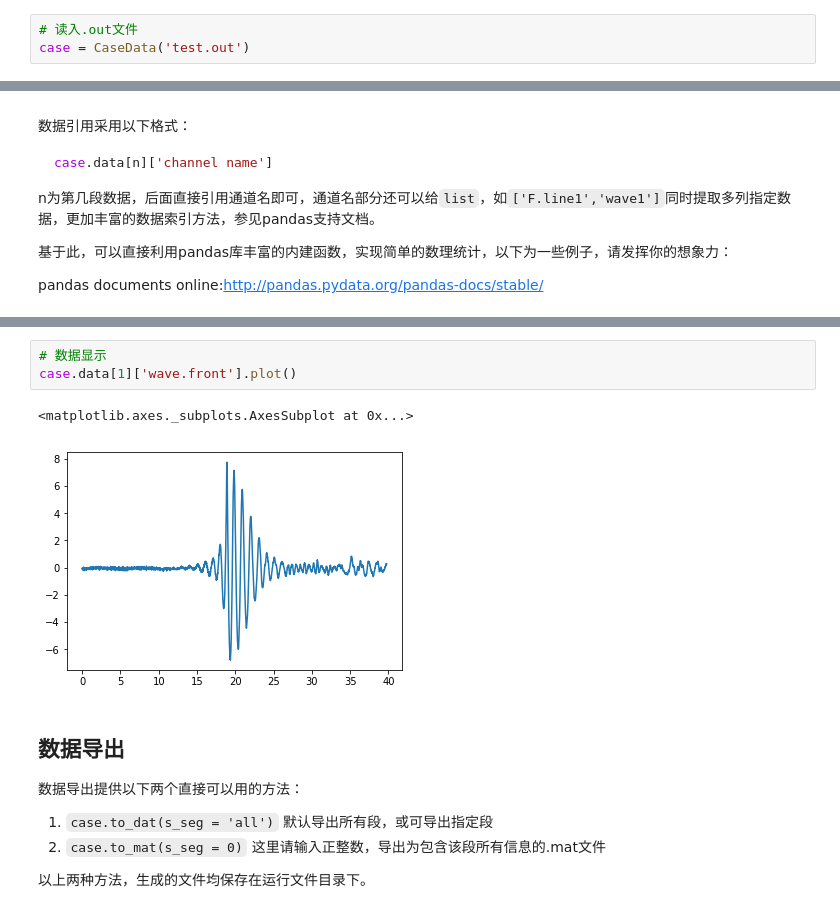
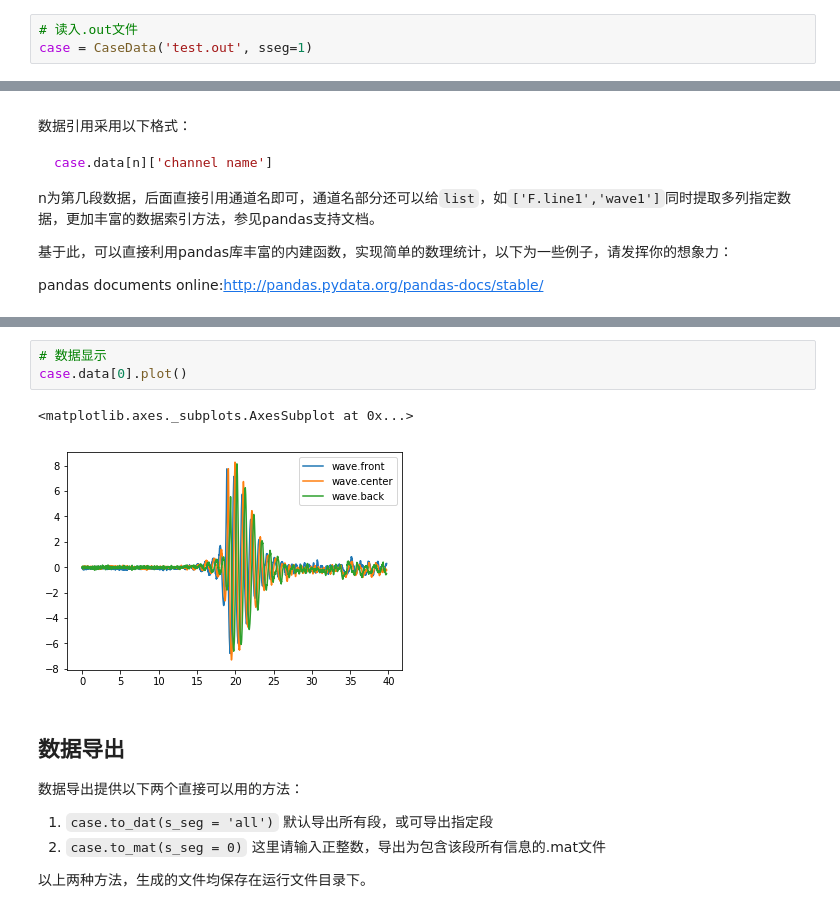
Before and after one commit to Alphabetliu/pydas, a Jupyter notebook: example.ipynb, the cells around one changed output, grey strips where cells are left out. Saved outputs shown, nothing was run; the diff lists cells and outputs as text.

```diff
--- a/example.ipynb
+++ b/example.ipynb
@@ -104,5 +104,5 @@ Matplotlib version 2.1.1
 Scipy version 1.0.0
 # %%
 # 读入.out文件
-case = CaseData('test.out')
+case = CaseData('test.out', sseg=1)
 # %% [output]
@@ -204,10 +201,10 @@ case.data[1].describe()
 | max | 7.745201 | 8.262465 | 8.137484 |
 # %%
 # 数据显示
-case.data[1]['wave.front'].plot()
+case.data[0].plot()
 # %% [output]
 <matplotlib.axes._subplots.AxesSubplot at 0x...>
-[figure, old version]
+[figure, new version]
 # %% [markdown]
 ## 数据导出
 
```
Also changed, not shown: parts of 21 cells of this notebook, 2 other files.
